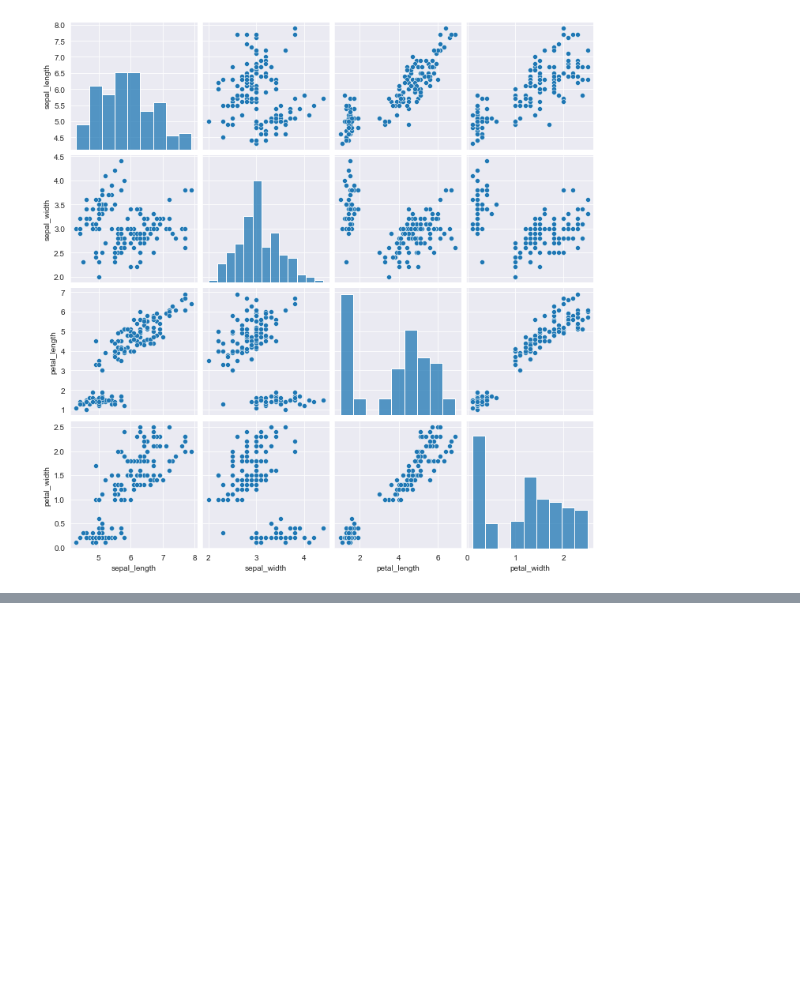
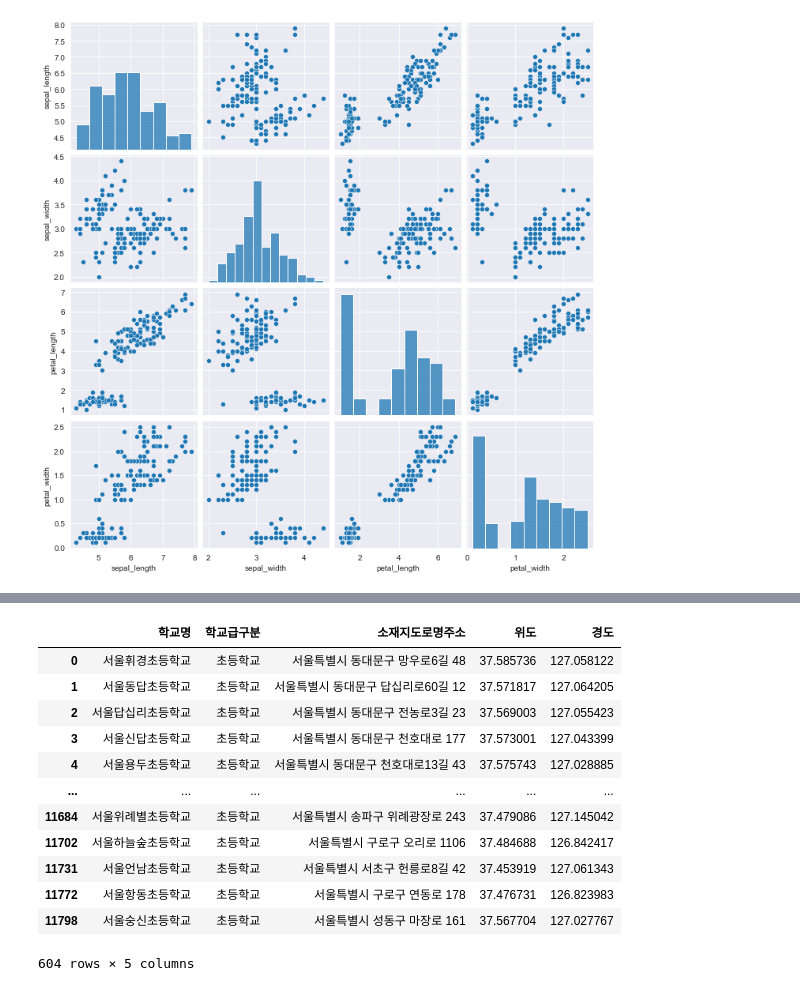
Before and after one commit to tommylee8939/TIL, a Jupyter notebook: Python/Python_data_science/pd_08; 실습.ipynb, the cells around one changed output, grey strips where cells are left out. Saved outputs shown, nothing was run; the diff lists cells and outputs as text; code cells hidden in the pictures; blank space fills up the shorter version.

```diff
--- a/Python/Python_data_science/pd_08; 실습.ipynb
+++ b/Python/Python_data_science/pd_08; 실습.ipynb
@@ -287,0 +335,5 @@ sns.pairplot(iris_dataset)
+# %%
+# Feature selection
+# 학급명 학교급그분 소재지도로명주소 위도 경도
+
+school_df = school_df.filter(['학교명','학교급구분','소재지도로명주소','위도','경도'])
@@ -287,0 +359,23 @@ sns.pairplot(iris_dataset)
+# %%
+# 도로명 주소에 서울이 포함되고 학교급구분이 초등학교
+
+# school_df.query('학교급구분=="초등학교" and 소재지도로명주소.str.contains("서울특별시")')
+mask = (school_df['소재지도로명주소'].str.contains('서울'))&(school_df['학교급구분']=='초등학교')
+school_df_filter = school_df[mask]
+
+#school_df_filter = school_df.loc[school_df.query('학교급구분=="초등학교"')['소재지도로명주소'].str.contains("서울").index]
+display(school_df_filter)
+# %% [output]
+|  | 학교명 | 학교급구분 | 소재지도로명주소 | 위도 | 경도 |
+| 0 | 서울휘경초등학교 | 초등학교 | 서울특별시 동대문구 망우로6길 48 | 37.585736 | 127.058122 |
+| 1 | 서울동답초등학교 | 초등학교 | 서울특별시 동대문구 답십리로60길 12 | 37.571817 | 127.064205 |
+| 2 | 서울답십리초등학교 | 초등학교 | 서울특별시 동대문구 전농로3길 23 | 37.569003 | 127.055423 |
+| 3 | 서울신답초등학교 | 초등학교 | 서울특별시 동대문구 천호대로 177 | 37.573001 | 127.043399 |
+| 4 | 서울용두초등학교 | 초등학교 | 서울특별시 동대문구 천호대로13길 43 | 37.575743 | 127.028885 |
+| ... | ... | ... | ... | ... | ... |
+| 11684 | 서울위례별초등학교 | 초등학교 | 서울특별시 송파구 위례광장로 243 | 37.479086 | 127.145042 |
+| 11702 | 서울하늘숲초등학교 | 초등학교 | 서울특별시 구로구 오리로 1106 | 37.484688 | 126.842417 |
+| 11731 | 서울언남초등학교 | 초등학교 | 서울특별시 서초구 헌릉로8길 42 | 37.453919 | 127.061343 |
+| 11772 | 서울항동초등학교 | 초등학교 | 서울특별시 구로구 연동로 178 | 37.476731 | 126.823983 |
+| 11798 | 서울숭신초등학교 | 초등학교 | 서울특별시 성동구 마장로 161 | 37.567704 | 127.027767 |
+604 rows × 5 columns
```
Also changed, not shown: parts of 16 cells of this notebook, 11 other files.
